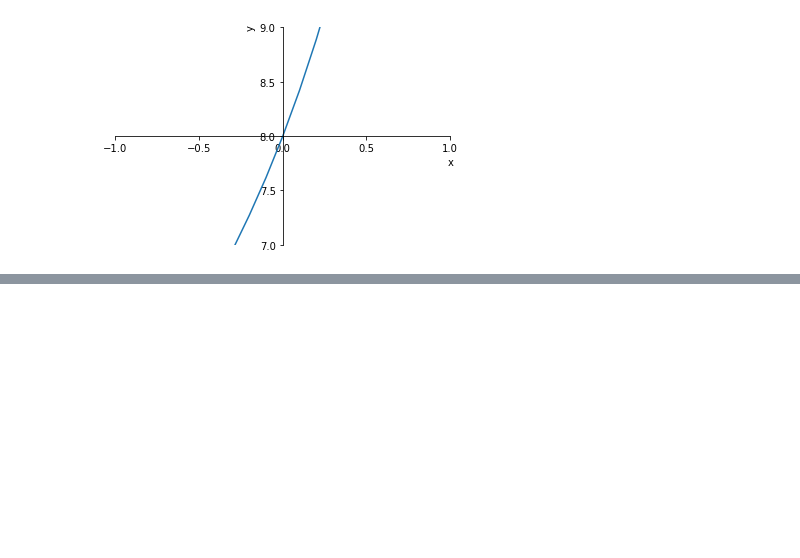
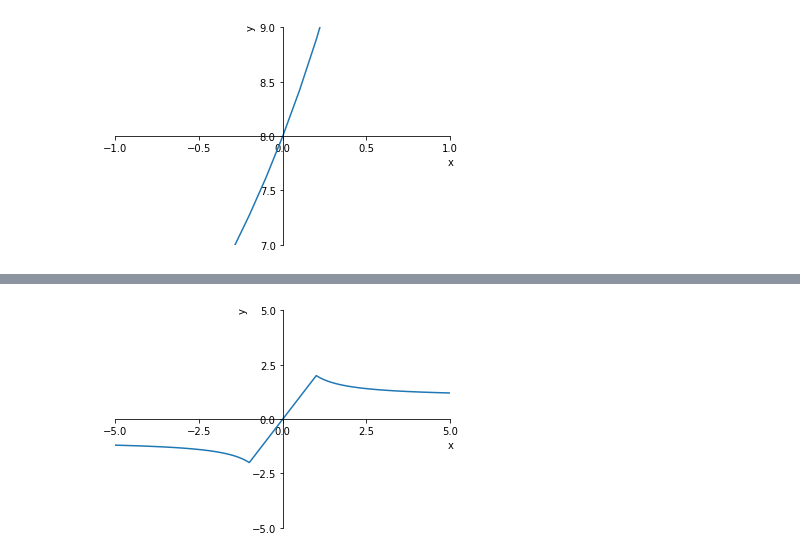
Before and after one commit to Zhurp2020/NLP-from-scratch, a Jupyter notebook: Thomas Calculus/Chapter 2 code.ipynb, the cells around one changed output, grey strips where cells are left out. Saved outputs shown, nothing was run; the diff lists cells and outputs as text; code cells hidden in the pictures; blank space fills up the shorter version.

```diff
--- a/Thomas Calculus/Chapter 2 code.ipynb
+++ b/Thomas Calculus/Chapter 2 code.ipynb
@@ -112,0 +173,6 @@ FunctionPlotter(f,3,CustomDomain=np.linspace(-1,1,21),ticks=[np.linspace(-1,1,5)
+# %%
+def f(x):
+    return np.piecewise(x,[x<-1,np.logical_and(-1<=x,x<=1),x>1],[lambda x:1/x -1,lambda x:2*x,lambda x:1/x + 1])
+FunctionPlotter(f,0).plot()
+# %% [output]
+[figure, added]
```
Also changed, not shown: parts of 9 cells of this notebook, 9 other files.
